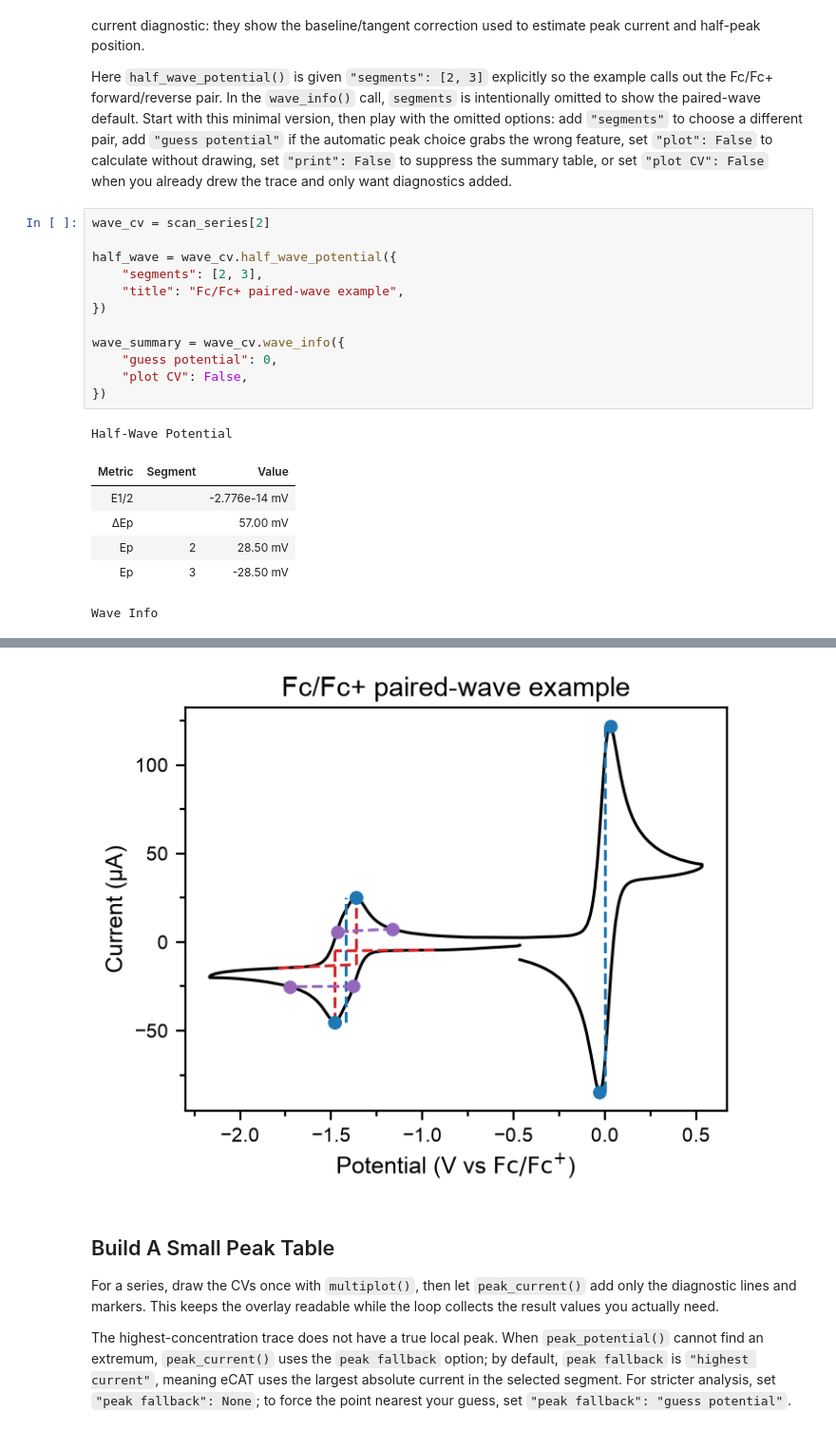
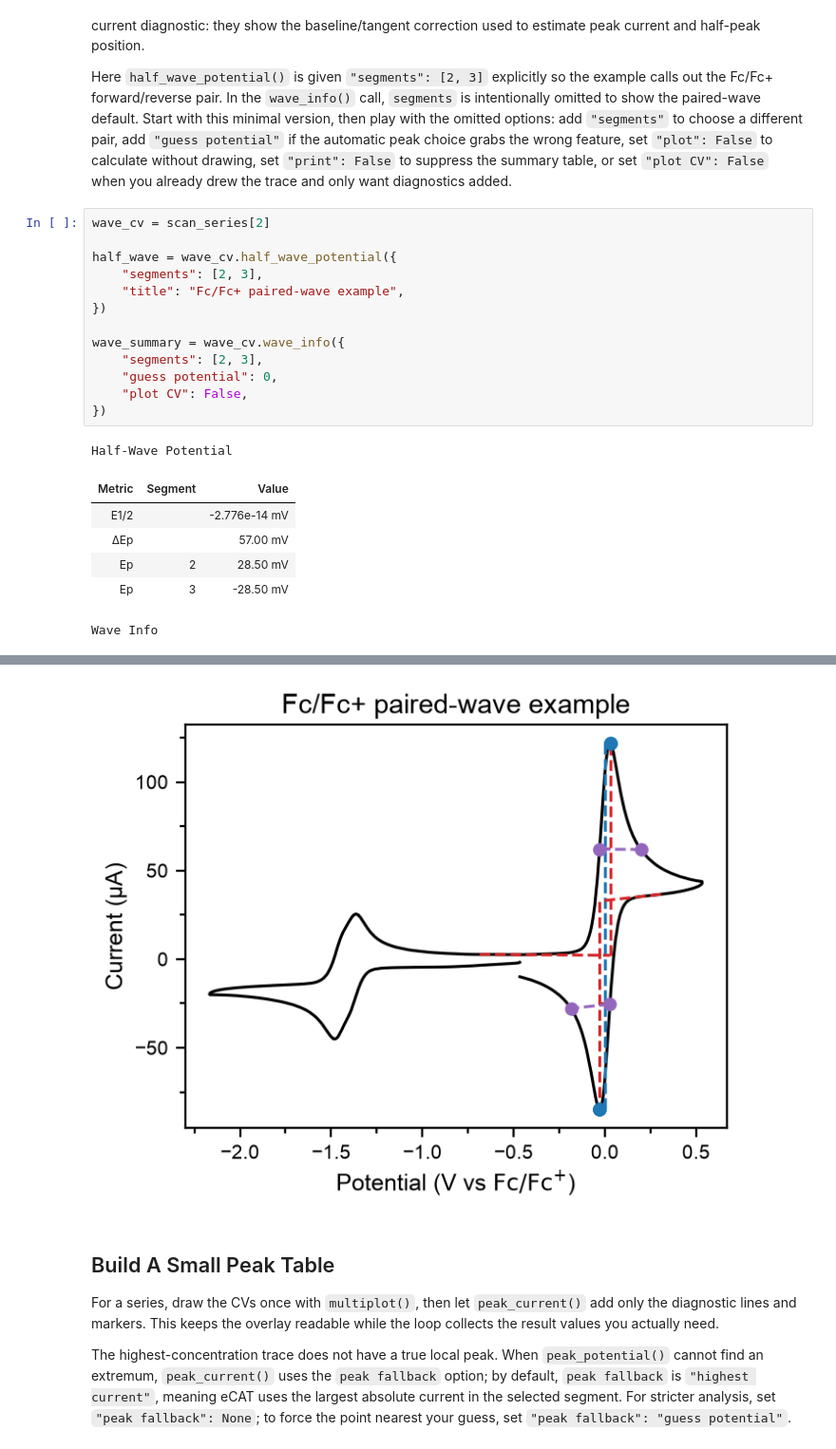
Before and after one commit to ljelissiry/eCAT, a Jupyter notebook: notebooks/03_cv_analysis.ipynb, the cells around one changed output, grey strips where cells are left out. Shown at 95% size. Saved outputs shown, nothing was run; the diff lists cells and outputs as text.

```diff
--- a/notebooks/03_cv_analysis.ipynb
+++ b/notebooks/03_cv_analysis.ipynb
@@ -414,6 +414,7 @@ half_wave = wave_cv.half_wave_potential({
 })
 
 wave_summary = wave_cv.wave_info({
+    "segments": [2, 3],
     "guess potential": 0,
     "plot CV": False,
 })
@@ -442,4 +443,4 @@ Wave Info
-[figure, old version]
+[figure, new version]
 # %% [markdown]
 ## Build A Small Peak Table
 
```
Also changed, not shown: parts of 4 cells of this notebook, 5 other files.
